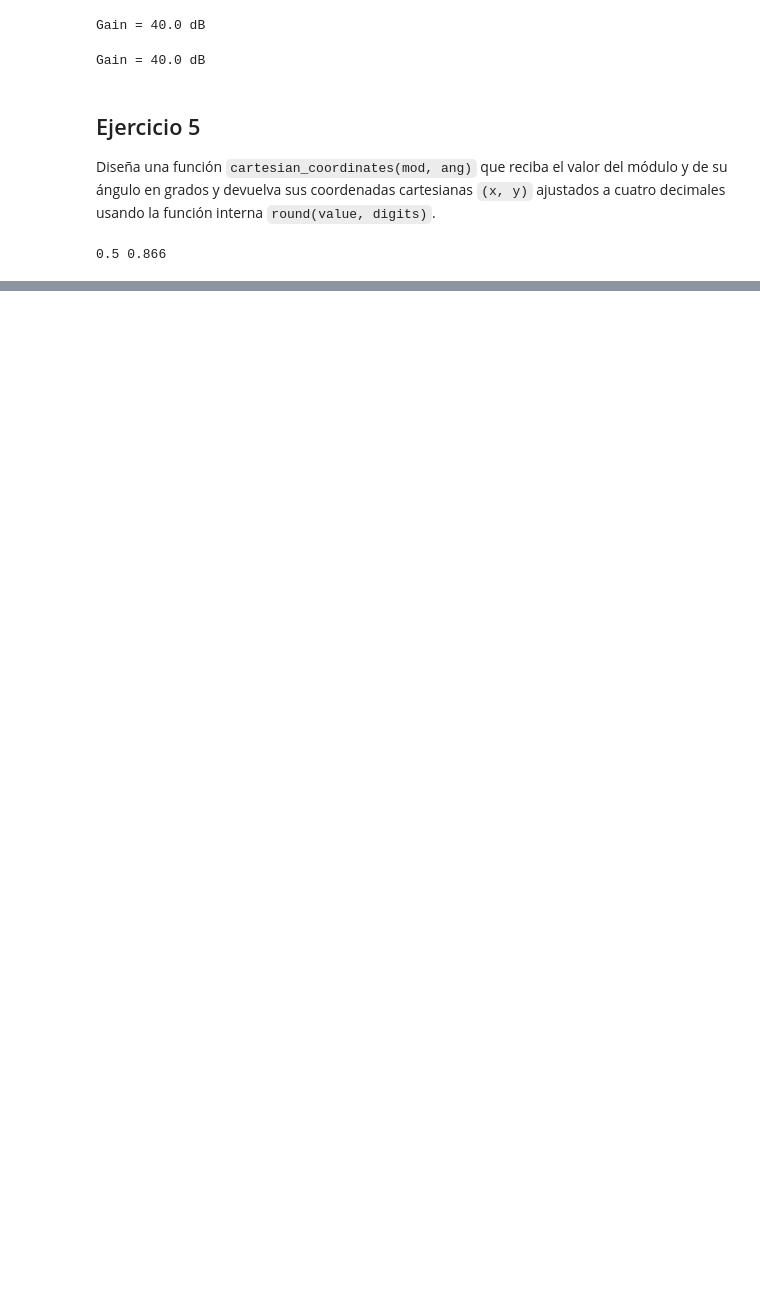
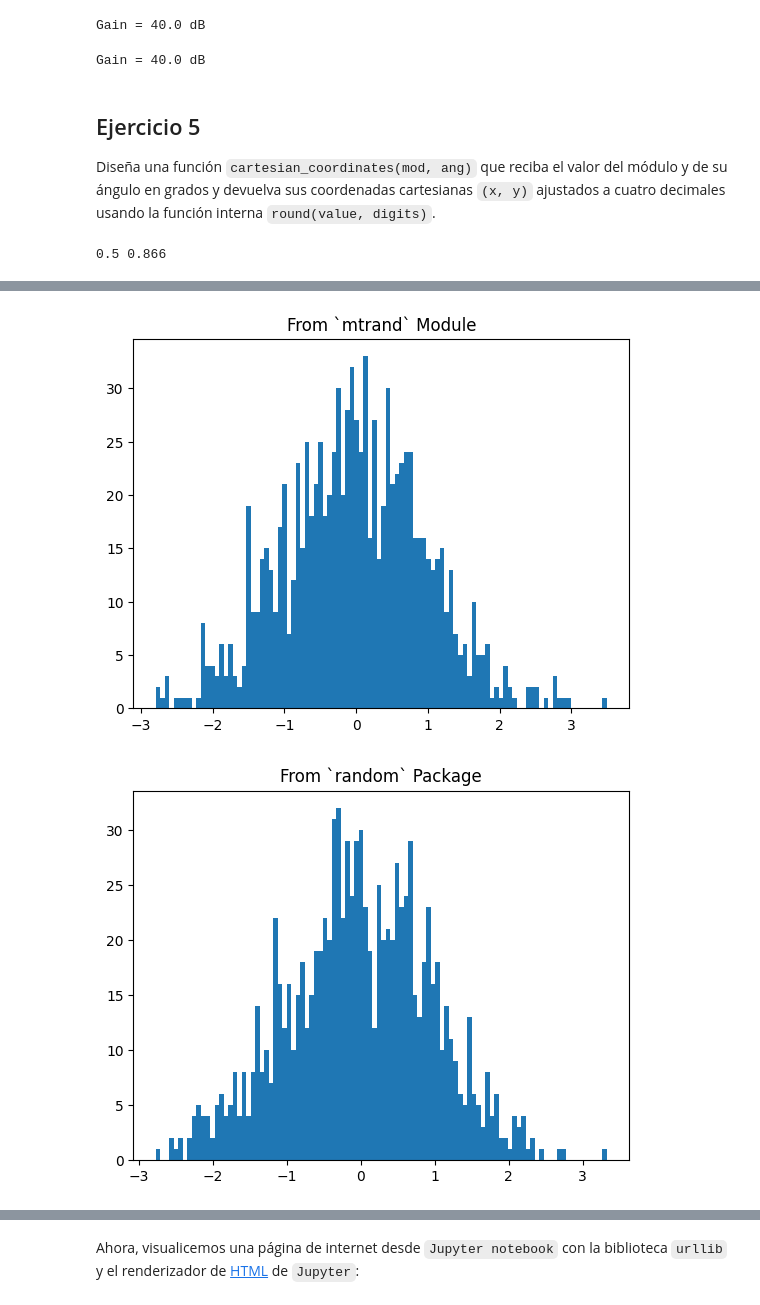
Before and after one commit to joefavergel/pbs-enae-python-beginners-course, a Jupyter notebook: 1-python-introduction.ipynb, the cells around one changed output, grey strips where cells are left out. Drawn from its saved outputs; the diff is of its cells as text; code cells hidden in the pictures; blank space fills up the shorter version.

```diff
--- a/1-python-introduction.ipynb
+++ b/1-python-introduction.ipynb
@@ -1212,0 +1234,24 @@ print(x, y)
+# %%
+import numpy as np # We are importing the entire library and "nicknaming" it as "np"
+from numpy import random # Random is a numpy package
+from numpy.random import normal # normal is a random module
+import matplotlib.pyplot as plt
+
+
+random_var = normal(loc=0.0, scale=1.0, size=1000)
+plt.hist(random_var, bins=100)
+plt.title("From `mtrand` Module")
+plt.show()
+
+random_var = random.normal(loc=0.0, scale=1.0, size=1000)
+plt.hist(random_var, bins=100)
+plt.title("From `random` Package")
+plt.show()
+
+random_var = np.random.normal(loc=0.0, scale=1.0, size=1000)
+plt.hist(random_var, bins=100)
+plt.title("From `numpy` Library")
+plt.show()
+# %% [output]
+[figure, added]
+[figure, added]
@@ -1212,0 +1259,2 @@ print(x, y)
+# %% [markdown]
+Ahora, visualicemos una página de internet desde `Jupyter notebook` con la biblioteca `urllib` y el renderizador de [HTML](https://es.wikipedia.org/wiki/HTML) de `Jupyter`:
```
Also changed, not shown: parts of 24 cells of this notebook.
